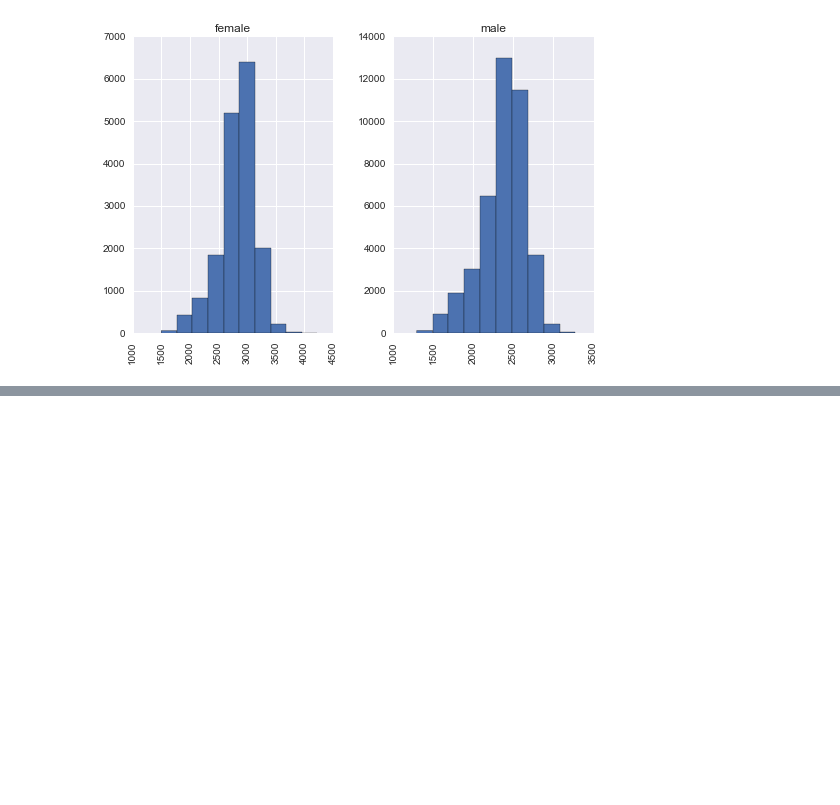
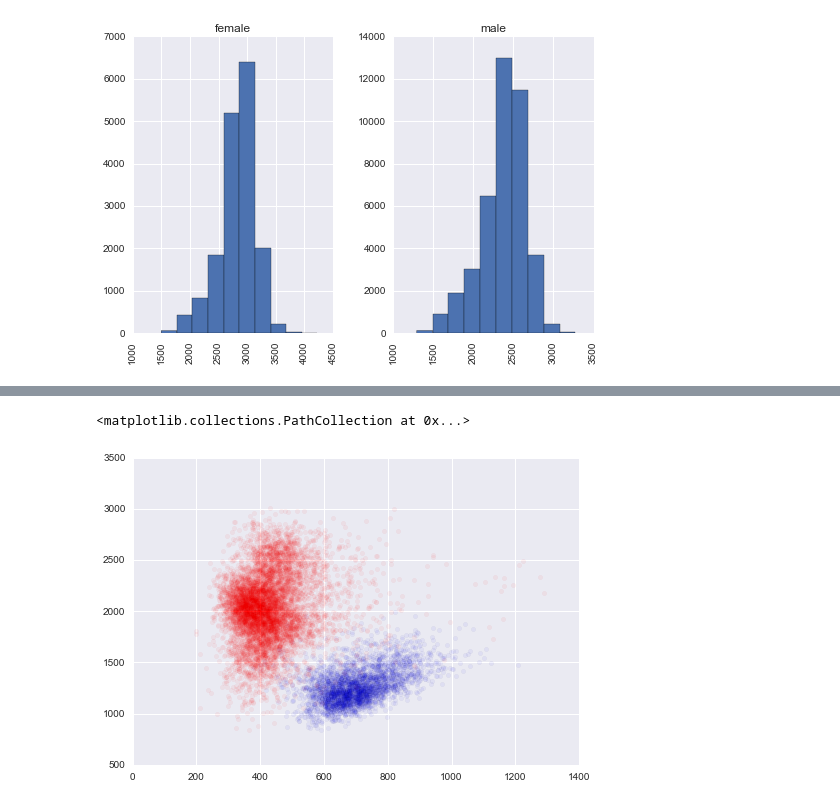
Before and after one commit to ds-modules/LINGUIS-110, a Jupyter notebook: Exploration.ipynb, the cells around one changed output, grey strips where cells are left out. Cells and saved outputs as stored; diff of their text form; code cells hidden in the pictures; blank space fills up the shorter version.

```diff
--- a/Exploration.ipynb
+++ b/Exploration.ipynb
@@ -134,0 +126,15 @@ timit.groupby('word').count().head()
+# %%
+pick_vowel = lambda vowel: table.where(table['vowel'] == vowel)
+
+IY = pick_vowel('IY')
+AY = pick_vowel('AY')
+AA = pick_vowel('AA')
+UW = pick_vowel('UW')
+
+corners = [IY, AY, AA, UW]
+# %%
+plt.scatter(AA['f1'], AA['f2'], alpha=.05)
+plt.scatter(IY['f1'], IY['f2'], alpha=.05, color='r')
+# %% [output]
+<matplotlib.collections.PathCollection at 0x...>
+[figure, added]
```
Also changed, not shown: parts of 11 cells of this notebook, 2 other files.
